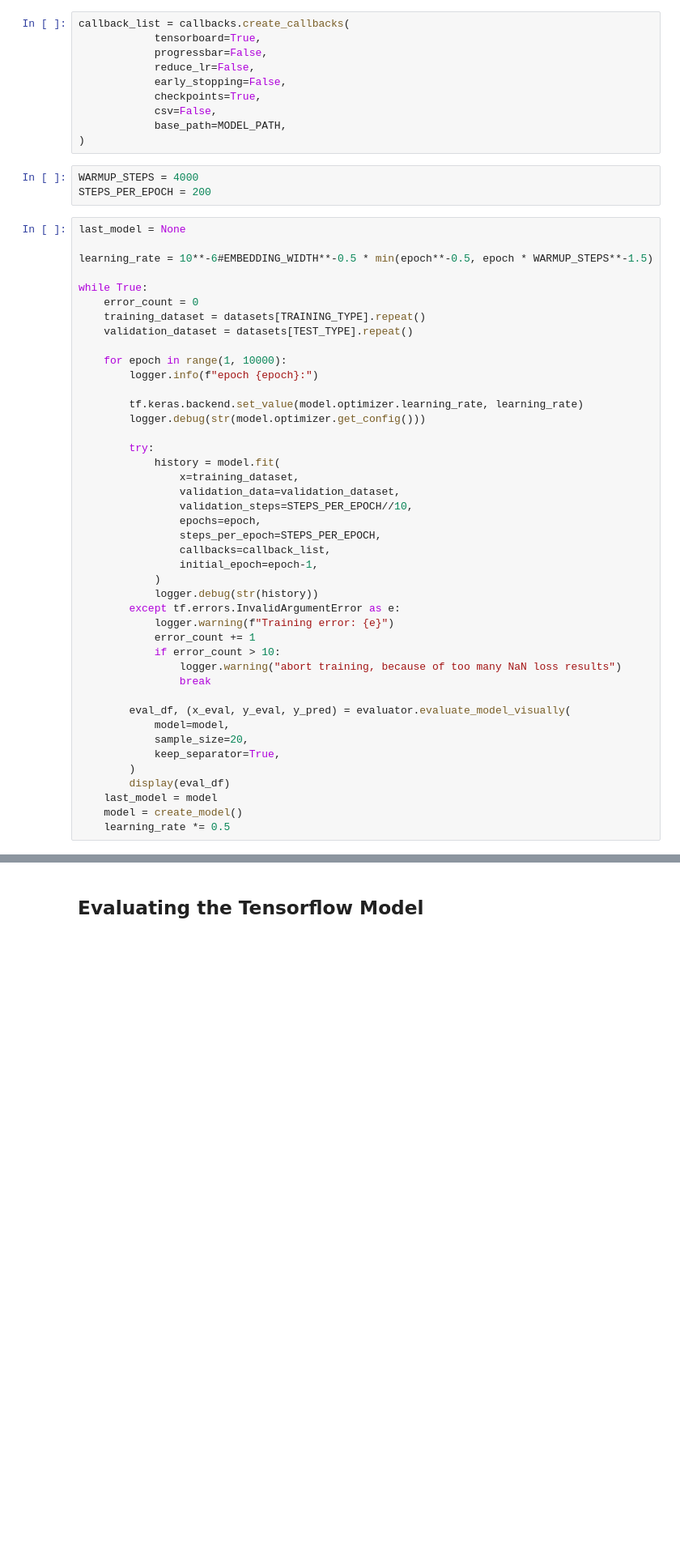
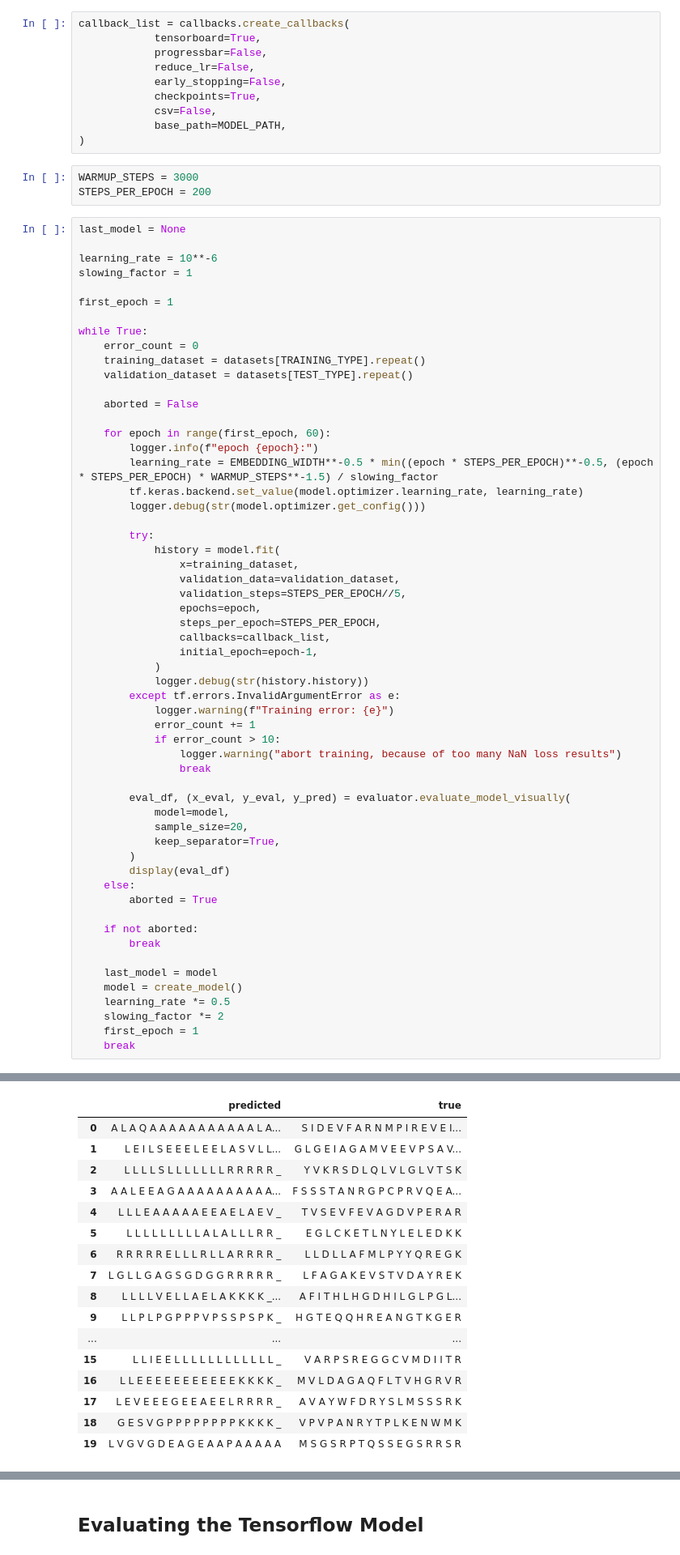
Before and after one commit to Miroka96/mmdenovo, a Jupyter notebook: notebooks/210629 Attention Model Training.ipynb, the cells around one changed output, grey strips where cells are left out. Shown at 81% size. Drawn from its saved outputs; the diff is of its cells as text; blank space fills up the shorter version.

```diff
--- a/notebooks/210629 Attention Model Training.ipynb
+++ b/notebooks/210629 Attention Model Training.ipynb
@@ -709,21 +709,26 @@ callback_list = callbacks.create_callbacks(
             base_path=MODEL_PATH,
 )
 # %%
-WARMUP_STEPS = 4000
+WARMUP_STEPS = 3000
 STEPS_PER_EPOCH = 200
 # %%
 last_model = None
 
-learning_rate = 10**-6#EMBEDDING_WIDTH**-0.5 * min(epoch**-0.5, epoch * WARMUP_STEPS**-1.5)
+learning_rate = 10**-6
+slowing_factor = 1
+
+first_epoch = 1
 
 while True:
     error_count = 0
     training_dataset = datasets[TRAINING_TYPE].repeat()
     validation_dataset = datasets[TEST_TYPE].repeat()
 
-    for epoch in range(1, 10000):
+    aborted = False
+
+    for epoch in range(first_epoch, 60):
         logger.info(f"epoch {epoch}:")
-
+        learning_rate = EMBEDDING_WIDTH**-0.5 * min((epoch * STEPS_PER_EPOCH)**-0.5, (epoch * STEPS_PER_EPOCH) * WARMUP_STEPS**-1.5) / slowing_factor
         tf.keras.backend.set_value(model.optimizer.learning_rate, learning_rate)
         logger.debug(str(model.optimizer.get_config()))
 
@@ -731,13 +736,13 @@ while True:
             history = model.fit(
                 x=training_dataset,
                 validation_data=validation_dataset,
-                validation_steps=STEPS_PER_EPOCH//10,
+                validation_steps=STEPS_PER_EPOCH//5,
                 epochs=epoch,
                 steps_per_epoch=STEPS_PER_EPOCH,
                 callbacks=callback_list,
                 initial_epoch=epoch-1,
             )
-            logger.debug(str(history))
+            logger.debug(str(history.history))
         except tf.errors.InvalidArgumentError as e:
             logger.warning(f"Training error: {e}")
             error_count += 1
@@ -751,7 +756,16 @@ while True:
             keep_separator=True,
         )
         display(eval_df)
+    else:
+        aborted = True
+
+    if not aborted:
+        break
+
     last_model = model
     model = create_model()
     learning_rate *= 0.5
+    slowing_factor *= 2
+    first_epoch = 1
+    break
 # %% [output]
@@ -762,0 +778,17 @@ KeyboardInterrupt:
+|  | predicted | true |
+| 0 | A L A Q A A A A A A A A A A A L A... | S I D E V F A R N M P I R E V E I... |
+| 1 | L E I L S E E E L E E L A S V L L... | G L G E I A G A M V E E V P S A V... |
+| 2 | L L L L S L L L L L L L R R R R R _ | Y V K R S D L Q L V L G L V T S K |
+| 3 | A A L E E A G A A A A A A A A A A... | F S S S T A N R G P C P R V Q E A... |
+| 4 | L L L E A A A A A E E A E L A E V _ | T V S E V F E V A G D V P E R A R |
+| 5 | L L L L L L L L L A L A L L L R R _ | E G L C K E T L N Y L E L E D K K |
+| 6 | R R R R R E L L L R L L A R R R R _ | L L D L L A F M L P Y Y Q R E G K |
+| 7 | L G L L G A G S G D G G R R R R R _ | L F A G A K E V S T V D A Y R E K |
+| 8 | L L L L V E L L A E L A K K K K _... | A F I T H L H G D H I L G L P G L... |
+| 9 | L L P L P G P P P V P S S P S P K _ | H G T E Q Q H R E A N G T K G E R |
+| ... | ... | ... |
+| 15 | L L I E E L L L L L L L L L L L L _ | V A R P S R E G G C V M D I I T R |
+| 16 | L L E E E E E E E E E E E K K K K _ | M V L D A G A Q F L T V H G R V R |
+| 17 | L E V E E E G E E A E E L R R R R _ | A V A Y W F D R Y S L M S S S R K |
+| 18 | G E S V G P P P P P P P P K K K K _ | V P V P A N R Y T P L K E N W M K |
+| 19 | L V G V G D E A G E A A P A A A A A | M S G S R P T Q S S E G S R R S R |
```
Also changed, not shown: parts of 50 cells of this notebook.
